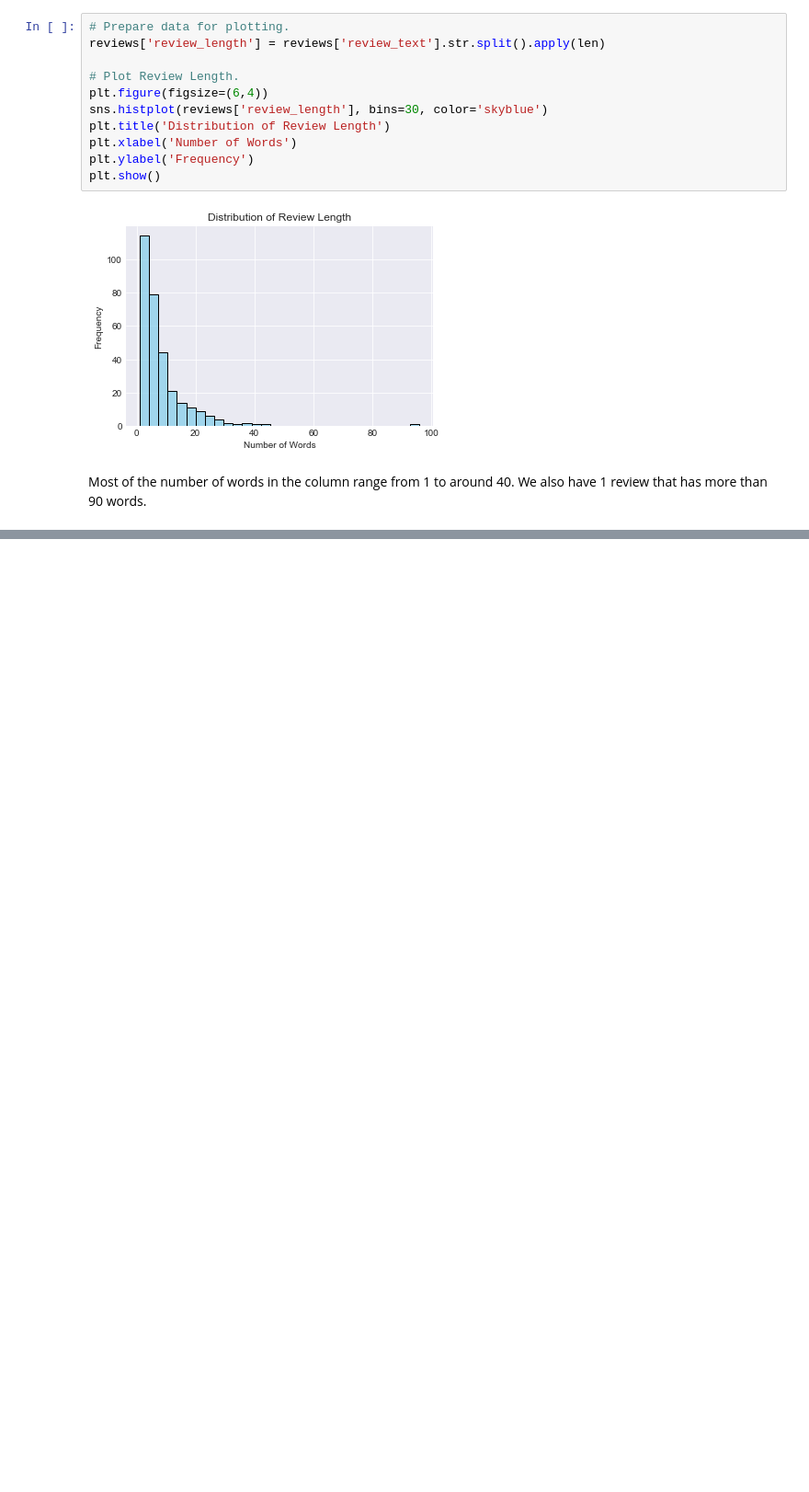
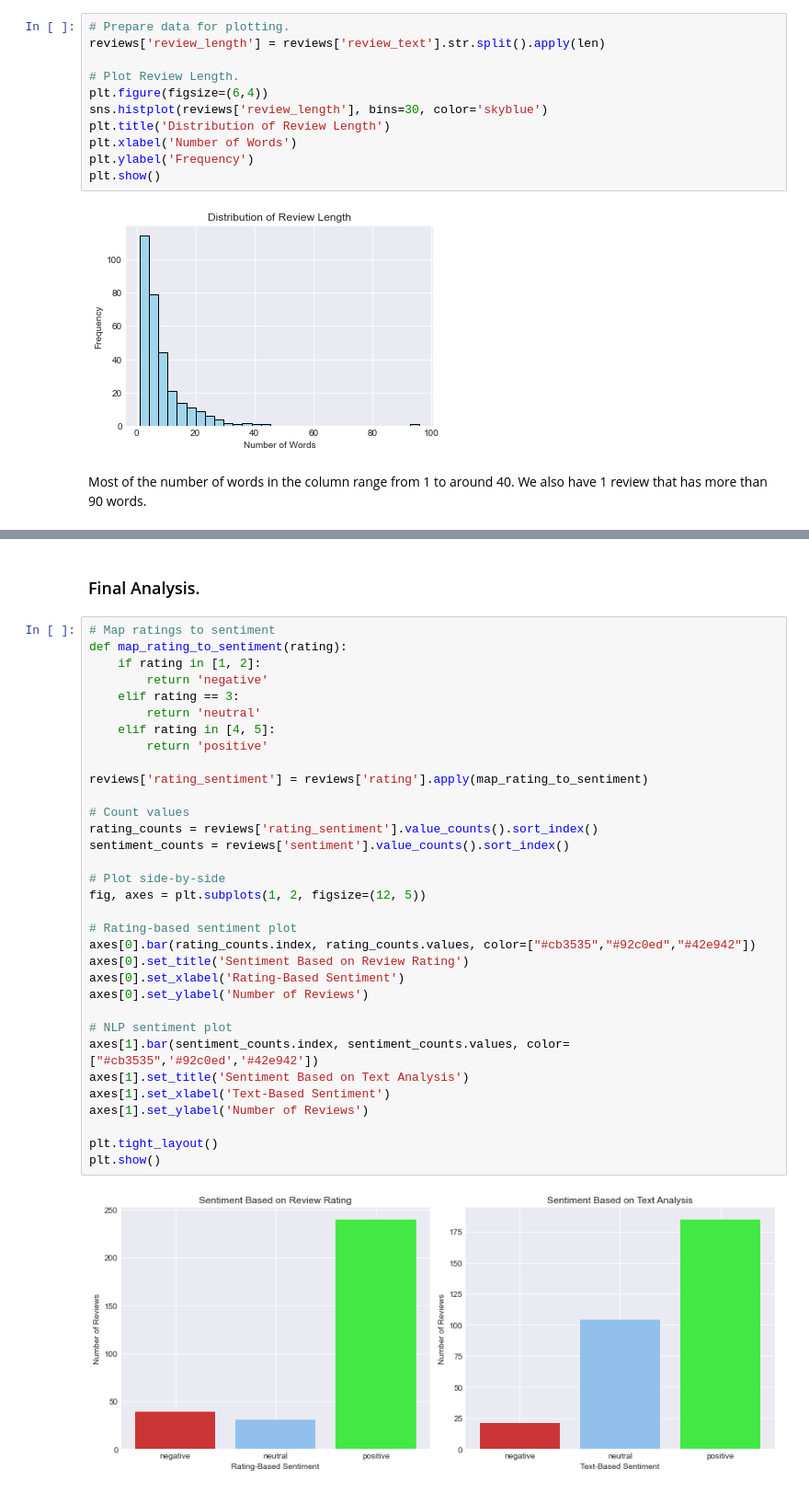
Before and after one commit to Assesa44/Kenya-Ecommerce-Reviews, a Jupyter notebook: Notebooks/analysis.ipynb, the cells around one changed output, grey strips where cells are left out. Shown at 92% size. Saved outputs shown, nothing was run; the diff lists cells and outputs as text; blank space fills up the shorter version.

```diff
--- a/Notebooks/analysis.ipynb
+++ b/Notebooks/analysis.ipynb
@@ -422,0 +490,37 @@ reviews['sentiment'].value_counts()
+# %% [markdown]
+### Final Analysis.
+# %%
+# Map ratings to sentiment
+def map_rating_to_sentiment(rating):
+    if rating in [1, 2]:
+        return 'negative'
+    elif rating == 3:
+        return 'neutral'
+    elif rating in [4, 5]:
+        return 'positive'
+
+reviews['rating_sentiment'] = reviews['rating'].apply(map_rating_to_sentiment)
+
+# Count values
+rating_counts = reviews['rating_sentiment'].value_counts().sort_index()
+sentiment_counts = reviews['sentiment'].value_counts().sort_index()
+
+# Plot side-by-side
+fig, axes = plt.subplots(1, 2, figsize=(12, 5))
+
+# Rating-based sentiment plot
+axes[0].bar(rating_counts.index, rating_counts.values, color=["#cb3535","#92c0ed","#42e942"])
+axes[0].set_title('Sentiment Based on Review Rating')
+axes[0].set_xlabel('Rating-Based Sentiment')
+axes[0].set_ylabel('Number of Reviews')
+
+# NLP sentiment plot
+axes[1].bar(sentiment_counts.index, sentiment_counts.values, color=["#cb3535",'#92c0ed','#42e942'])
+axes[1].set_title('Sentiment Based on Text Analysis')
+axes[1].set_xlabel('Text-Based Sentiment')
+axes[1].set_ylabel('Number of Reviews')
+
+plt.tight_layout()
+plt.show()
+# %% [output]
+[figure, added]
```
Also changed, not shown: parts of 12 cells of this notebook.
